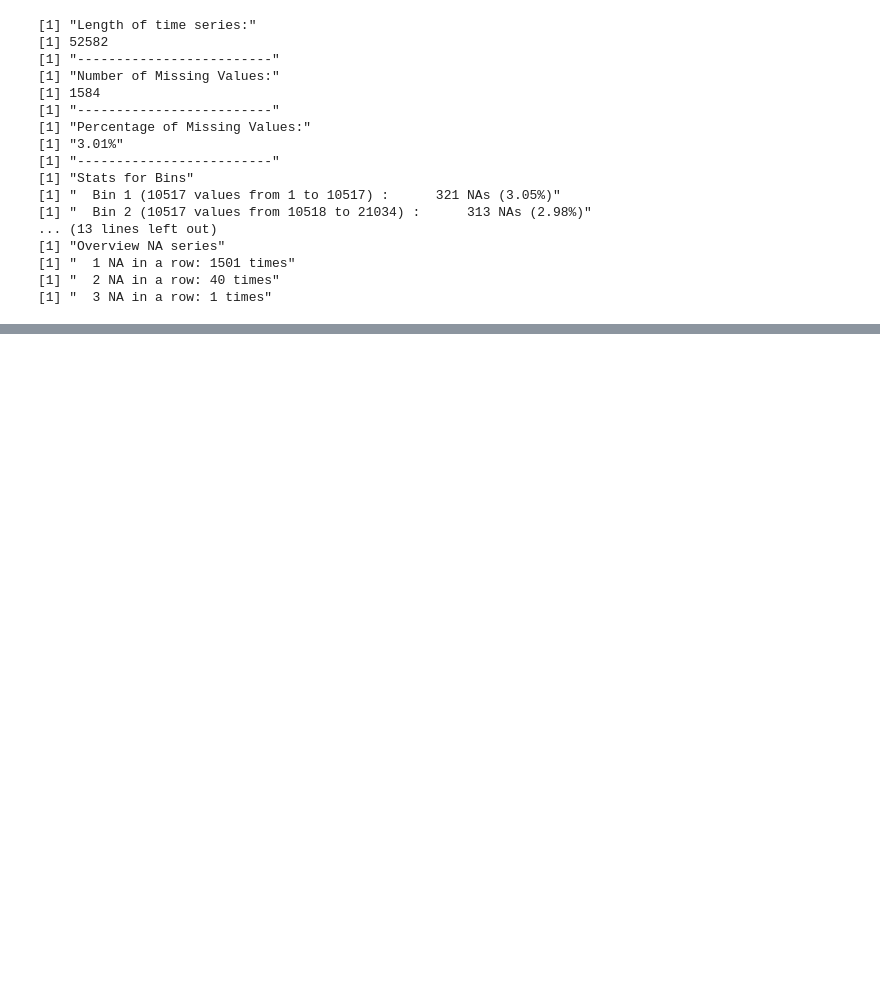
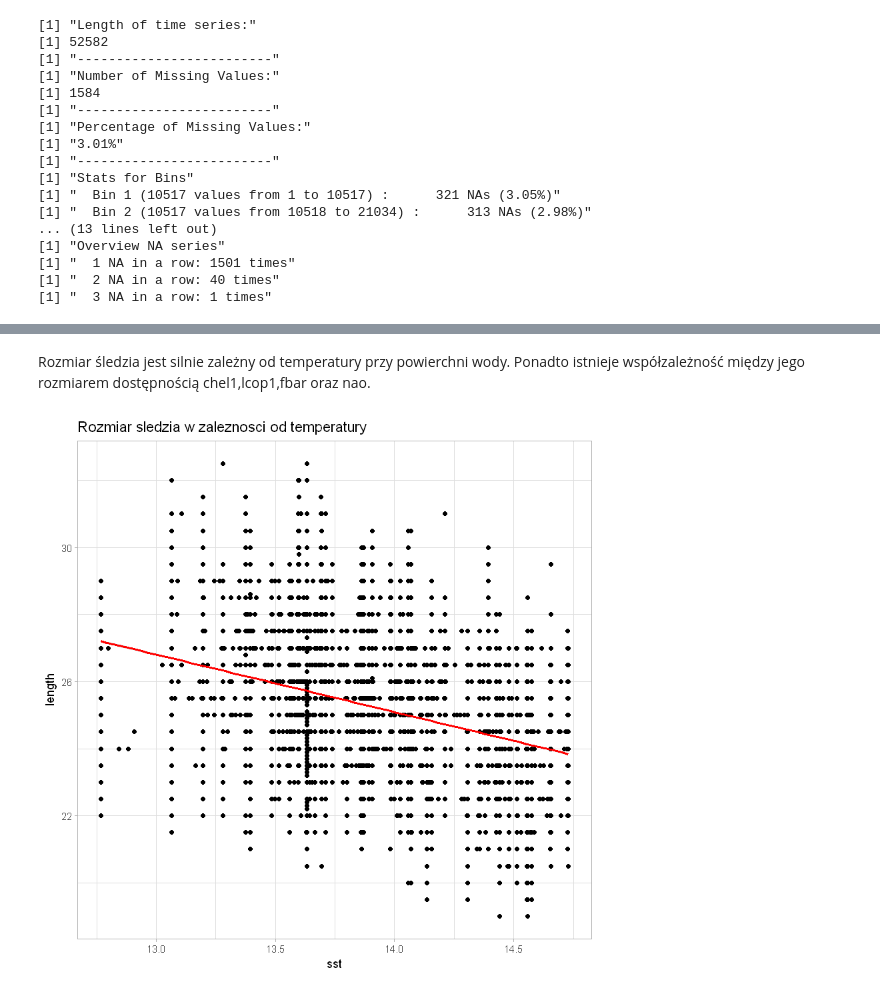
Before and after one commit to wendiego/projekt_sledz.github.io, a Jupyter notebook: harring_project.ipynb, the cells around one changed output, grey strips where cells are left out. Saved outputs shown, nothing was run; the diff lists cells and outputs as text; code cells hidden in the pictures; blank space fills up the shorter version.

```diff
--- a/harring_project.ipynb
+++ b/harring_project.ipynb
@@ -315,0 +371,8 @@ ERROR: Error in mice(fish_data, m = 5, maxit = 50, meth = "pmm", seed = 500): No
+# %% [markdown]
+Rozmiar śledzia jest silnie zależny od temperatury przy powierchni wody.
+Ponadto istnieje współzależność między jego rozmiarem dostępnością chel1,lcop1,fbar oraz nao.
+# %%
+ggplot(fish_data, aes(sst, length)) + geom_point() + geom_smooth(color="red", method="lm") +
+theme_light() + ggtitle('Rozmiar śledzia w zależności od temperatury')
+# %% [output]
+[figure, added]
```
Also changed, not shown: parts of 40 cells of this notebook, 2 other files.
